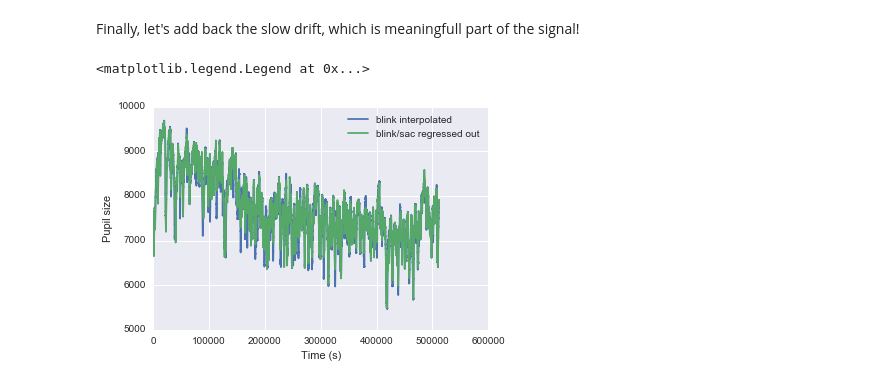
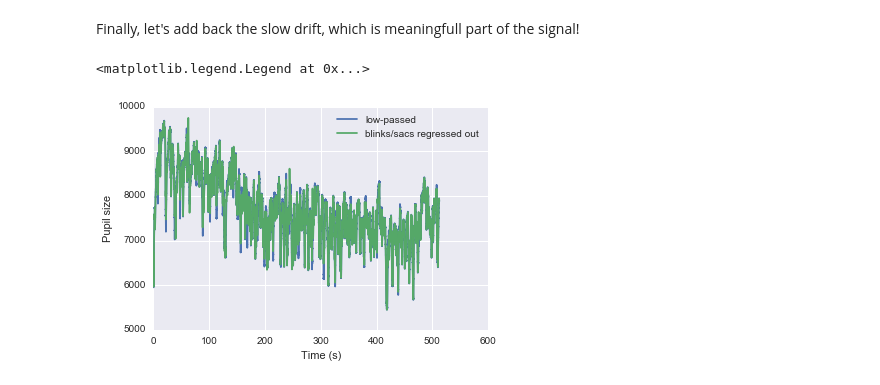
Before and after one commit to DonnerLab/Tutorials, a Jupyter notebook: pupil_preprocess_python.ipynb, the cells around one changed output. Drawn from its saved outputs; the diff is of its cells as text; code cells hidden in the pictures.

Commit message:
removed EyeSignalOperator dependency -- much cleaner and independent code now

```diff
--- a/pupil_preprocess_python.ipynb
+++ b/pupil_preprocess_python.ipynb
@@ -126,0 +195,30 @@ legend()
+# %%
+# upsample:
+x = np.linspace(0, interval, interval*sample_rate)
+blink_kernel = double_pupil_IRF(blink_result.params, x)
+sac_kernel = double_pupil_IRF(sac_result.params, x)
+
+# regressors:
+blink_reg = np.zeros(len(pupil))
+blink_reg[blink_ends] = 1
+blink_reg_conv = signal.fftconvolve(blink_reg, blink_kernel, 'full')[:-(len(blink_kernel)-1)]
+sac_reg = np.zeros(len(pupil))
+sac_reg[blink_ends] = 1
+sac_reg_conv = signal.fftconvolve(sac_reg, sac_kernel, 'full')[:-(len(sac_kernel)-1)]
+regs = [blink_reg_conv, sac_reg_conv]
+
+# GLM:
+design_matrix = np.matrix(np.vstack([reg for reg in regs])).T
+betas = np.array(((design_matrix.T * design_matrix).I * design_matrix.T) * np.matrix(pupil_interpolated_bp).T).ravel()
+explained = np.sum(np.vstack([betas[i]*regs[i] for i in range(len(betas))]), axis=0)
+
+# clean pupil:
+pupil_clean_bp = pupil_interpolated_bp - explained
+
+# plot:
+x = timepoints / sample_rate
+plot(x, pupil_interpolated_bp, label='band-passed')
+plot(x, pupil_clean_bp, label='blinks/sacs regressed out')
+xlabel('Time (s)')
+ylabel('Pupil size')
+legend()
@@ -127,11 +228,12 @@ legend()
 # %% [markdown]
 Finally, let's add back the slow drift, which is meaningfull part of the signal!
 # %%
-plot(eso.interpolated_pupil, label='blink interpolated')
-plot(eso.lp_filt_pupil_clean, label='blink/sac regressed out')
+pupil_clean_lp = pupil_clean_bp + (pupil_interpolated_lp-pupil_interpolated_bp)
+plot(x, pupil_interpolated, label='low-passed')
+plot(x, pupil_clean_lp, label='blinks/sacs regressed out')
 xlabel('Time (s)')
 ylabel('Pupil size')
 legend()
 # %% [output]
 <matplotlib.legend.Legend at 0x...>
-[figure, old version]
+[figure, new version]
```
Also changed, not shown: parts of 22 cells of this notebook.
